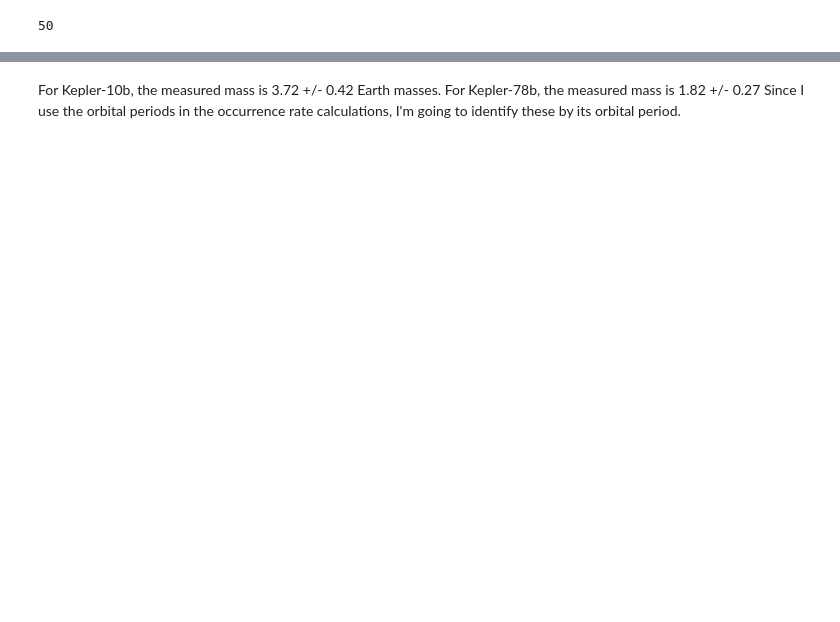
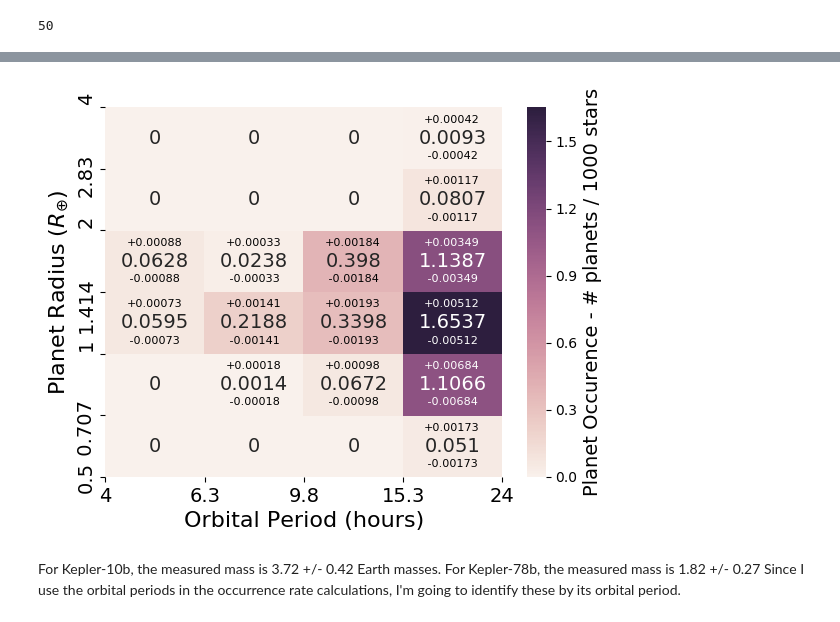
Before and after one commit to asmuzsoy/USPplanets, a Jupyter notebook: USPMassDistribution.ipynb, the cells around one changed output, grey strips where cells are left out. Cells and saved outputs as stored; diff of their text form; code cells hidden in the pictures; blank space fills up the shorter version.

```diff
--- a/USPMassDistribution.ipynb
+++ b/USPMassDistribution.ipynb
@@ -656,3 +496,47 @@ len massrand 62
+# %%
+labels = np.array([[0,0,0,0.0093],[0,0,0,0.0807],[0.0628,0.0238,0.3980,1.1387],[0.0595,0.2188,0.3398,1.6537],[0,0.0014,0.0672,1.1066],[0,0,0,0.0510]],dtype = object)
+fig, ax = plt.subplots()
+ax = sns.heatmap(1000*array, annot = labels, fmt = '', annot_kws={"size": 14})
+plt.text(3.21,5.75,"+0.00042", size = 8)
+plt.text(3.21,5.16," -0.00042", size = 8)
+plt.text(3.21,4.75,"+0.00117", size = 8)
+plt.text(3.21,4.16," -0.00117", size = 8)
+plt.text(0.21,3.75,"+0.00088", size = 8)
+plt.text(0.21,3.16," -0.00088", size = 8)
+plt.text(1.21,3.75,"+0.00033", size = 8)
+plt.text(1.21,3.16," -0.00033", size = 8)
+plt.text(2.21,3.75,"+0.00184", size = 8)
+plt.text(2.21,3.16," -0.00184", size = 8)
+plt.text(3.21,3.75,"+0.00349", color = 'w', size = 8)
+plt.text(3.21,3.16," -0.00349", color = 'w', size = 8)
+plt.text(0.21,2.75,"+0.00073", size = 8)
+plt.text(0.21,2.16," -0.00073", size = 8)
+plt.text(1.21,2.75,"+0.00141", size = 8)
+plt.text(1.21,2.16," -0.00141", size = 8)
+plt.text(2.21,2.75,"+0.00193", size = 8)
+plt.text(2.21,2.16," -0.00193", size = 8)
+plt.text(3.21,2.75,"+0.00512", color = 'w', size = 8)
+plt.text(3.21,2.16," -0.00512", color = 'w', size = 8)
+plt.text(1.21,1.75,"+0.00018", size = 8)
+plt.text(1.21,1.16," -0.00018", size = 8)
+plt.text(2.21,1.75,"+0.00098", size = 8)
+plt.text(2.21,1.16," -0.00098", size = 8)
+plt.text(3.21,1.75,"+0.00684", color = 'w', size = 8)
+plt.text(3.21,1.16," -0.00684", color = 'w', size = 8)
+plt.text(3.21,0.75,"+0.00173", size = 8)
+plt.text(3.21,0.16," -0.00173", size = 8)
+ax.set_xticks([0,1,2,3,4])
+ax.set_xticklabels([4,6.3,9.8,15.3,24], fontsize = 14)
+ax.set_yticks([0,1,2,3,4,5,6])
+ax.set_yticklabels([0.5," 0.707",1,1.414,2,2.83,4], fontsize = 14, horizontalalignment = 'right', verticalalignment = 'baseline')
+cbar = ax.collections[0].colorbar
+cbar.set_label('Planet Occurence - # planets / 1000 stars', fontsize = 14)
+plt.xlabel("Orbital Period (hours)", fontsize = 16)
+plt.ylabel("Planet Radius ($R_{\oplus}$)", fontsize = 16)
+
+plt.show()
+# %% [output]
+[figure, added]
 # %% [markdown]
 For Kepler-10b, the measured mass is 3.72 +/- 0.42 Earth masses. For Kepler-78b, the measured mass is 1.82 +/- 0.27 Since I use the orbital periods in the occurrence rate calculations, I'm going to identify these by its orbital period.
 # %%
```
Also changed, not shown: parts of 20 cells of this notebook, 1 other file.
